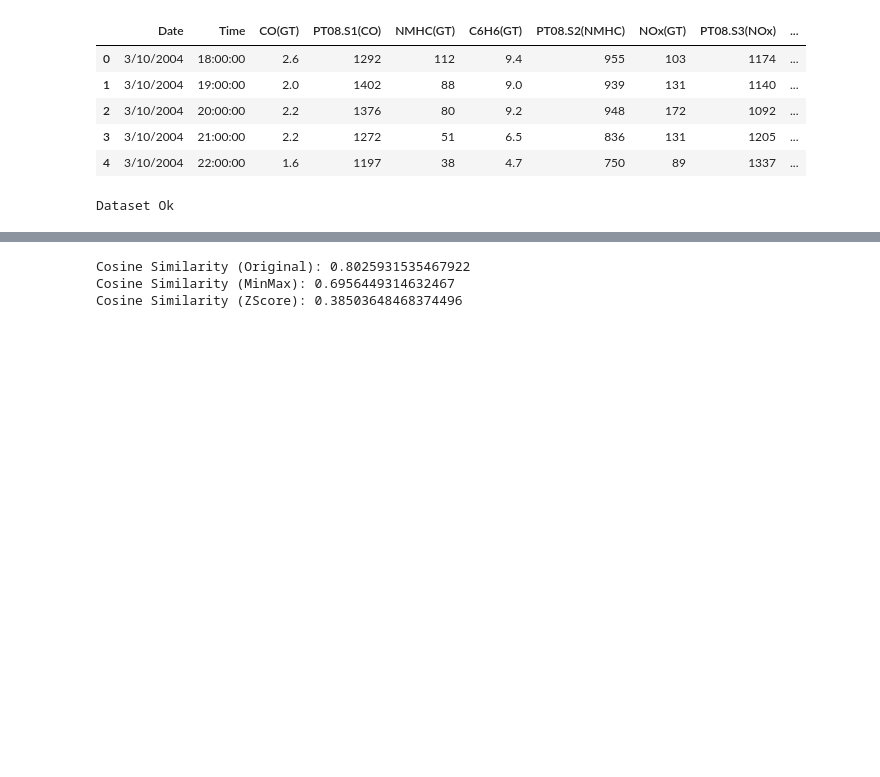
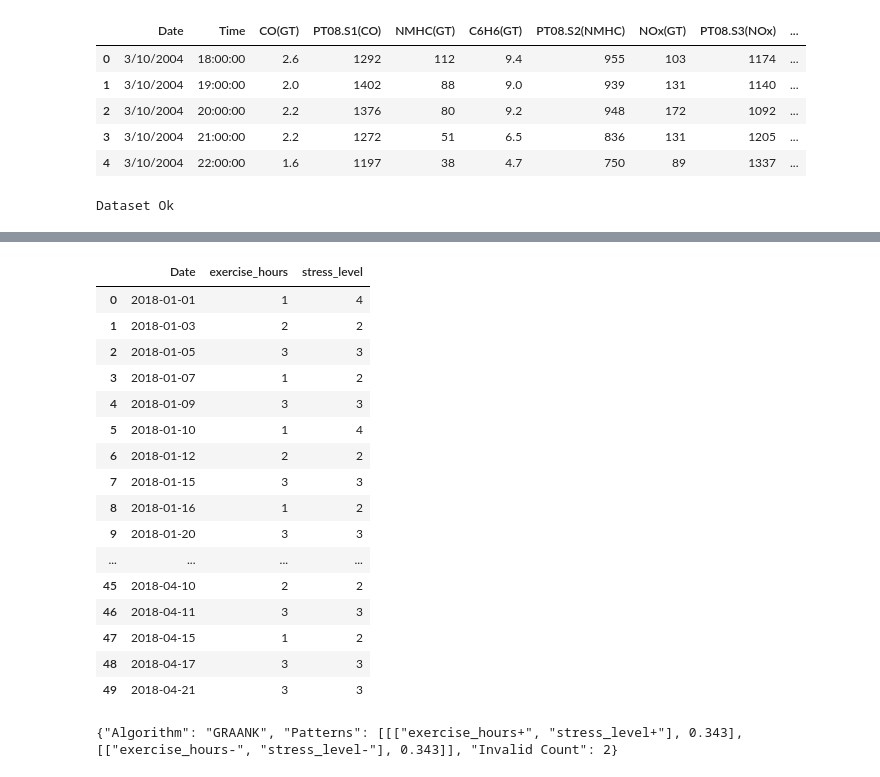
Before and after one commit to owuordickson/t-graank, a Jupyter notebook: analysis/timeseries_analysis.ipynb, the cells around one changed output, grey strips where cells are left out. Saved outputs shown, nothing was run; the diff lists cells and outputs as text; code cells hidden in the pictures; blank space fills up the shorter version.

```diff
--- a/analysis/timeseries_analysis.ipynb
+++ b/analysis/timeseries_analysis.ipynb
@@ -322,32 +118,28 @@ DTW distance: 172.35645119127065
-# %%
-
-# define two lists or array
-A = np.array([2,1,2,3,2,9])
-B = np.array([33,42,21,43,54,50])  # similar
-# B = np.array([98, 65, 4, 12, 3, 6])  # different
-
-scaler1 = MinMaxScaler()
-scaler2 = StandardScaler()
-
-A_norm1 = scaler1.fit_transform(A.reshape(-1, 1))
-A_norm2 = scaler2.fit_transform(A.reshape(-1, 1))
-A_norm1 = A_norm1.ravel()
-A_norm2 = A_norm2.ravel()
-
-B_norm1 = scaler1.fit_transform(B.reshape(-1, 1))
-B_norm2 = scaler2.fit_transform(B.reshape(-1, 1))
-B_norm1 = B_norm1.ravel()
-B_norm2 = B_norm2.ravel()
-
-# compute cosine similarity
-sim1 = np.dot(A,B)/(norm(A)*norm(B))
-sim2 = np.dot(A_norm1,B_norm1)/(norm(A_norm1)*norm(B_norm1))
-sim3 = np.dot(A_norm2,B_norm2)/(norm(A_norm2)*norm(B_norm2))
-
-print("Cosine Similarity (Original):", sim1)
-print("Cosine Similarity (MinMax):", sim2)
-print("Cosine Similarity (ZScore):", sim3)
-# %% [output]
-Cosine Similarity (Original): 0.8025931535467922
-Cosine Similarity (MinMax): 0.6956449314632467
-Cosine Similarity (ZScore): 0.38503648468374496
+# %%
+demo_path = "../datasets/DATASET.csv"
+demo_df = pd.read_csv(demo_path)
+demo_df
+# %% [output]
+|  | Date | exercise_hours | stress_level |
+| 0 | 2018-01-01 | 1 | 4 |
+| 1 | 2018-01-03 | 2 | 2 |
+| 2 | 2018-01-05 | 3 | 3 |
+| 3 | 2018-01-07 | 1 | 2 |
+| 4 | 2018-01-09 | 3 | 3 |
+| 5 | 2018-01-10 | 1 | 4 |
+| 6 | 2018-01-12 | 2 | 2 |
+| 7 | 2018-01-15 | 3 | 3 |
+| 8 | 2018-01-16 | 1 | 2 |
+| 9 | 2018-01-20 | 3 | 3 |
+| ... | ... | ... | ... |
+| 45 | 2018-04-10 | 2 | 2 |
+| 46 | 2018-04-11 | 3 | 3 |
+| 47 | 2018-04-15 | 1 | 2 |
+| 48 | 2018-04-17 | 3 | 3 |
+| 49 | 2018-04-21 | 3 | 3 |
+# %%
+mine_obj = sgp.GRAANK(demo_df, 0.25)
+res = mine_obj.discover()
+print(res)
+# %% [output]
+{"Algorithm": "GRAANK", "Patterns": [[["exercise_hours+", "stress_level+"], 0.343], [["exercise_hours-", "stress_level-"], 0.343]], "Invalid Count": 2}
```
Also changed, not shown: parts of 22 cells of this notebook, 5 other files.
